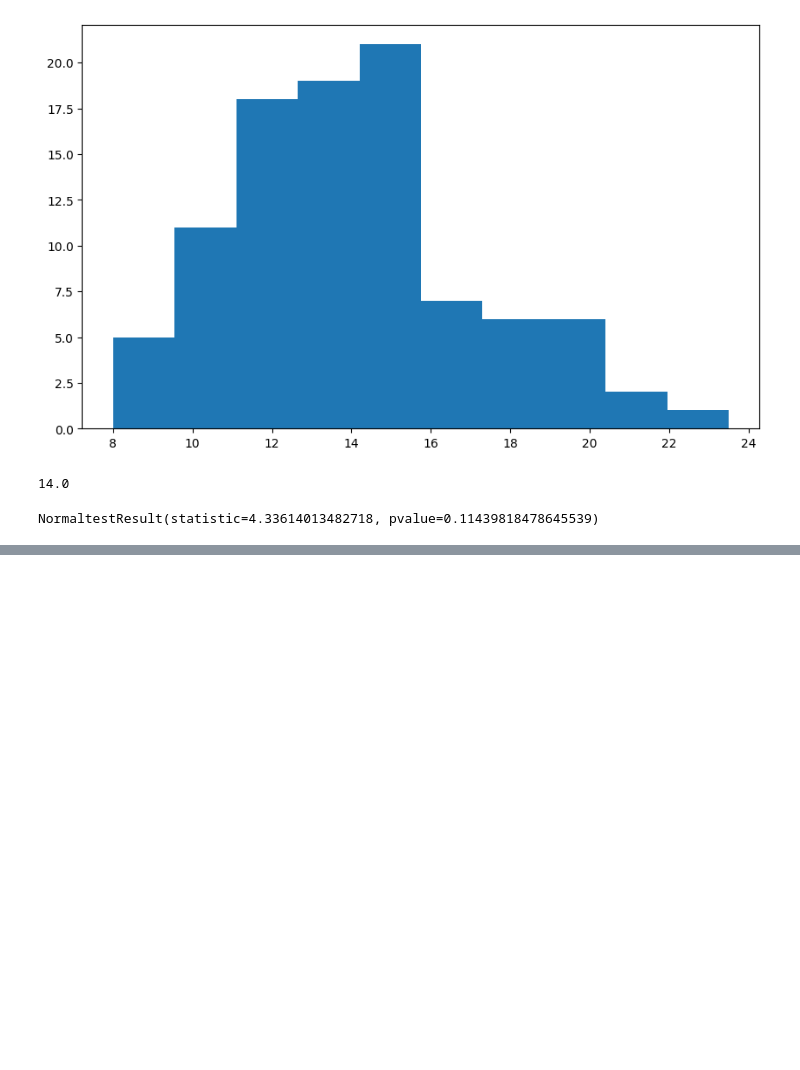
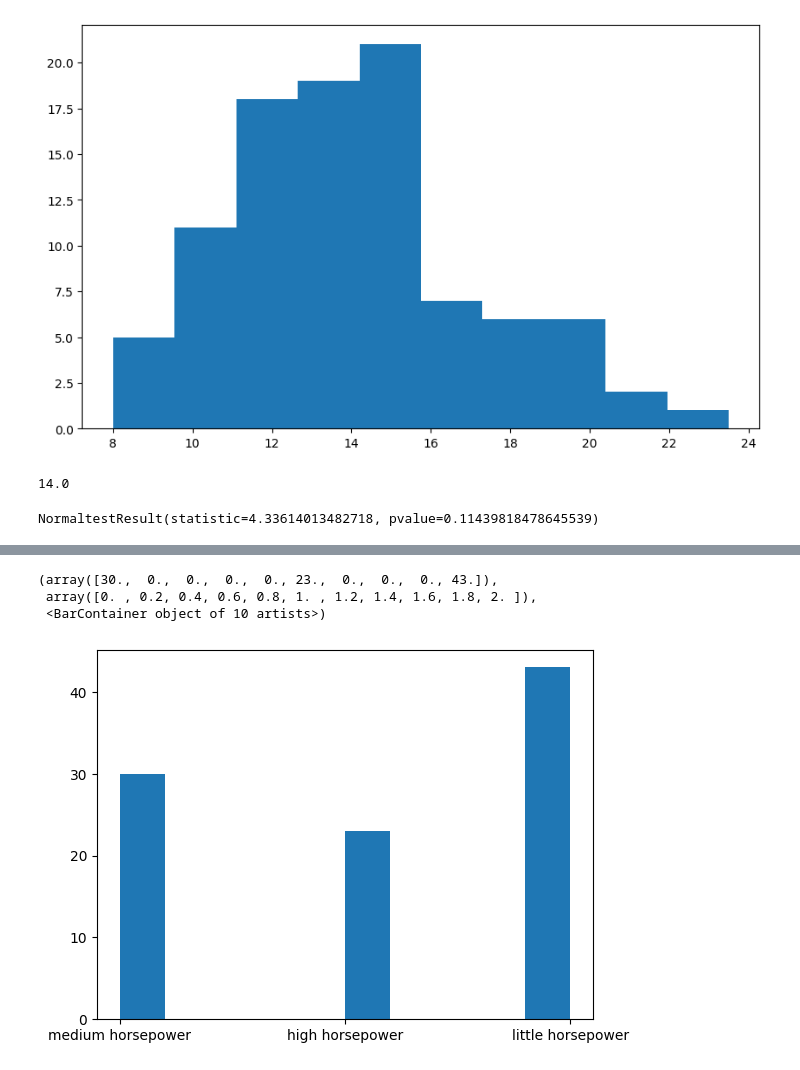
Before and after one commit to jjmmchema/npower-practice, a Jupyter notebook: Course 7/Data Wrangling .ipynb, the cells around one changed output, grey strips where cells are left out. Cells and saved outputs as stored; diff of their text form; code cells hidden in the pictures; blank space fills up the shorter version.

```diff
--- a/Course 7/Data Wrangling .ipynb
+++ b/Course 7/Data Wrangling .ipynb
@@ -107,0 +175,2 @@ df[df.isnull().any(axis=1)]
+# %%
+df['weight'] /= df['weight'].max()
@@ -107,0 +179,6 @@ df[df.isnull().any(axis=1)]
+# %%
+bins = np.linspace(df['horsepower'].min(),
+                   df['horsepower'].max(),
+                   4)
+labels = ['little horsepower', 'medium horsepower', 'high horsepower']
+bins
@@ -107,0 +187,4 @@ df[df.isnull().any(axis=1)]
+# %%
+binned_hp = pd.cut(df['horsepower'], bins, labels=labels, include_lowest=True)
+# %%
+df['binned horsepower'] = binned_hp
@@ -107,0 +200,7 @@ df[df.isnull().any(axis=1)]
+# %%
+plt.hist(df['binned horsepower'])
+# %% [output]
+(array([30.,  0.,  0.,  0.,  0., 23.,  0.,  0.,  0., 43.]),
+ array([0. , 0.2, 0.4, 0.6, 0.8, 1. , 1.2, 1.4, 1.6, 1.8, 2. ]),
+ <BarContainer object of 10 artists>)
+[figure, added]
```
Also changed, not shown: parts of 25 cells of this notebook.
